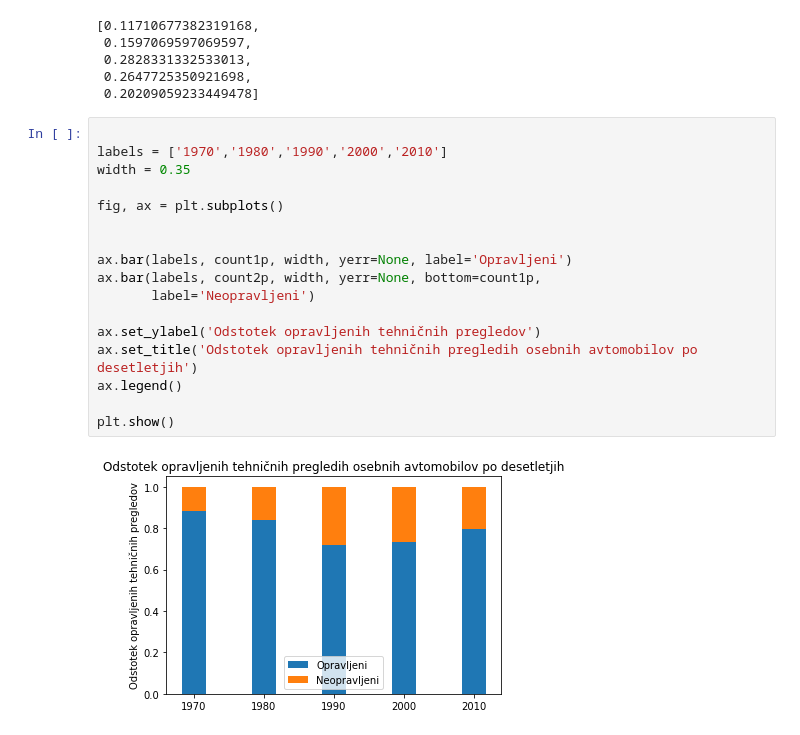
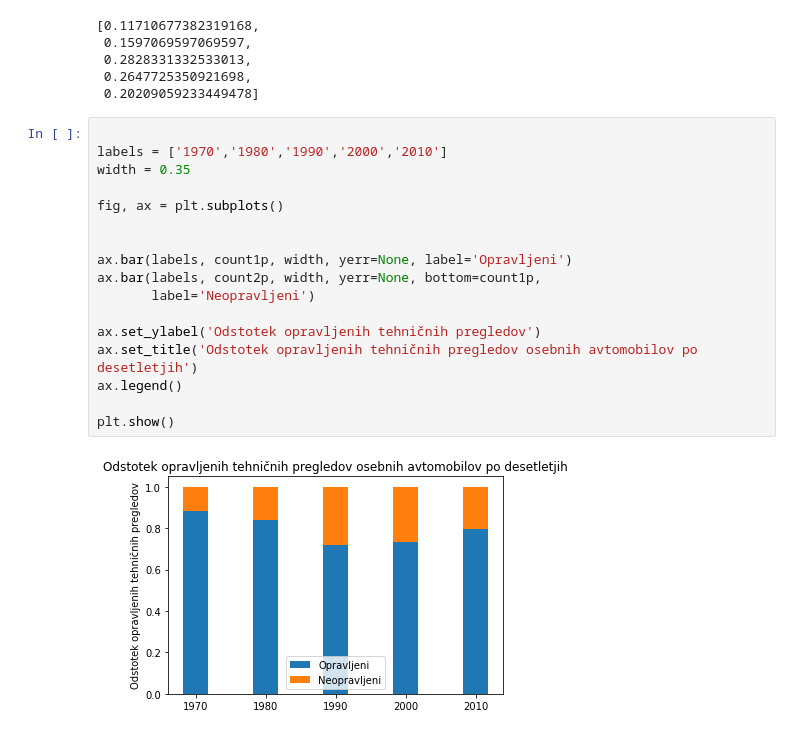
Before and after one commit to g-perovic/PR21gpnfmt, a Jupyter notebook: gp.ipynb, the cells around one changed output. Saved outputs shown, nothing was run; the diff lists cells and outputs as text.

```diff
--- a/gp.ipynb
+++ b/gp.ipynb
@@ -223,19 +223,19 @@ count2p
 # %%
 
 labels = ['1970','1980','1990','2000','2010']
 width = 0.35
 
 fig, ax = plt.subplots()
 
 
 ax.bar(labels, count1p, width, yerr=None, label='Opravljeni')
 ax.bar(labels, count2p, width, yerr=None, bottom=count1p,
        label='Neopravljeni')
 
 ax.set_ylabel('Odstotek opravljenih tehničnih pregledov')
-ax.set_title('Odstotek opravljenih tehničnih pregledih osebnih avtomobilov po desetletjih')
+ax.set_title('Odstotek opravljenih tehničnih pregledov osebnih avtomobilov po desetletjih')
 ax.legend()
 
 plt.show()
 # %% [output]
-[figure, old version]
+[figure, new version]
```
Also changed, not shown: 4 other files.
